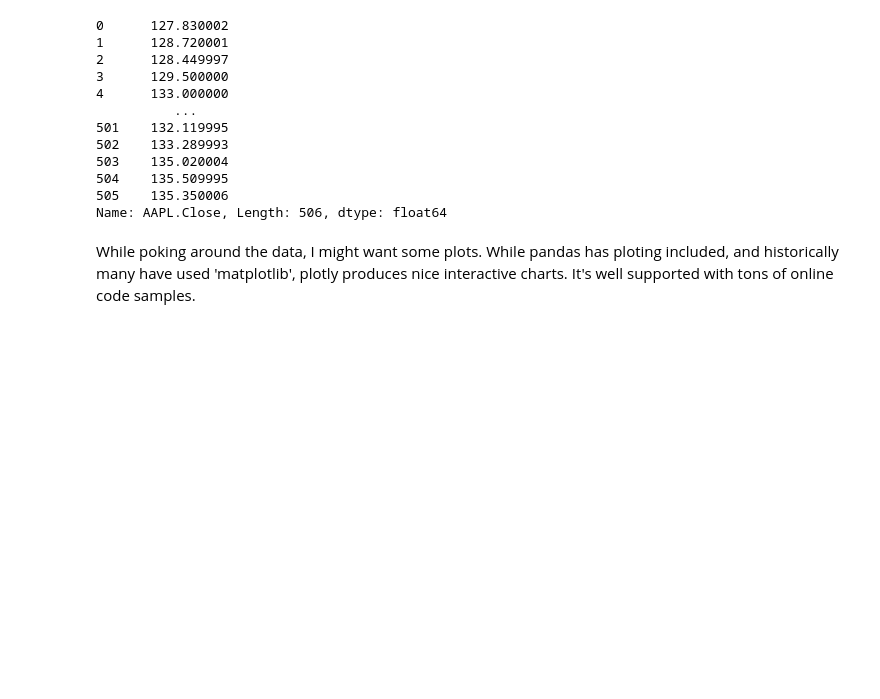
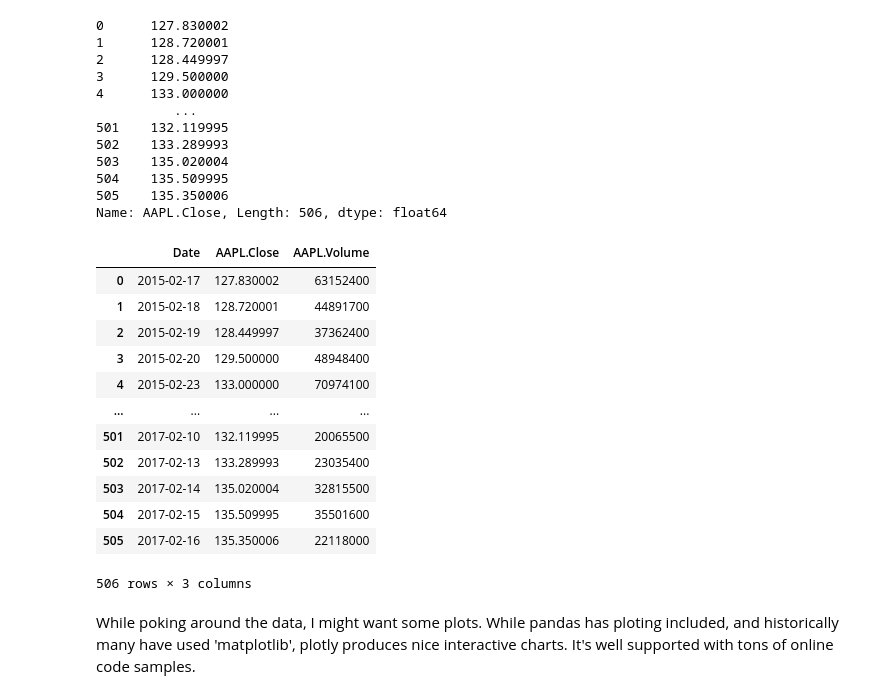
Before and after one commit to kyng-codeops/ML_2019_HousingPrices, a Jupyter notebook: dataframes.ipynb, the cells around one changed output. Cells and saved outputs as stored; diff of their text form; code cells hidden in the pictures; blank space fills up the shorter version.

```diff
--- a/dataframes.ipynb
+++ b/dataframes.ipynb
@@ -156,6 +156,23 @@ df['AAPL.Close']
 504    135.509995
 505    135.350006
 Name: AAPL.Close, Length: 506, dtype: float64
+# %%
+# Or a few columns:
+df[['Date', 'AAPL.Close', 'AAPL.Volume']]
+# %% [output]
+|  | Date | AAPL.Close | AAPL.Volume |
+| 0 | 2015-02-17 | 127.830002 | 63152400 |
+| 1 | 2015-02-18 | 128.720001 | 44891700 |
+| 2 | 2015-02-19 | 128.449997 | 37362400 |
+| 3 | 2015-02-20 | 129.500000 | 48948400 |
+| 4 | 2015-02-23 | 133.000000 | 70974100 |
+| ... | ... | ... | ... |
+| 501 | 2017-02-10 | 132.119995 | 20065500 |
+| 502 | 2017-02-13 | 133.289993 | 23035400 |
+| 503 | 2017-02-14 | 135.020004 | 32815500 |
+| 504 | 2017-02-15 | 135.509995 | 35501600 |
+| 505 | 2017-02-16 | 135.350006 | 22118000 |
+506 rows × 3 columns
 # %% [markdown]
 While poking around the data, I might want some plots.  While pandas has ploting included, and historically many have used 'matplotlib', plotly produces nice interactive charts.  It's well supported with tons of online code samples.
 # %%
```
Also changed, not shown: parts of 7 cells of this notebook.
